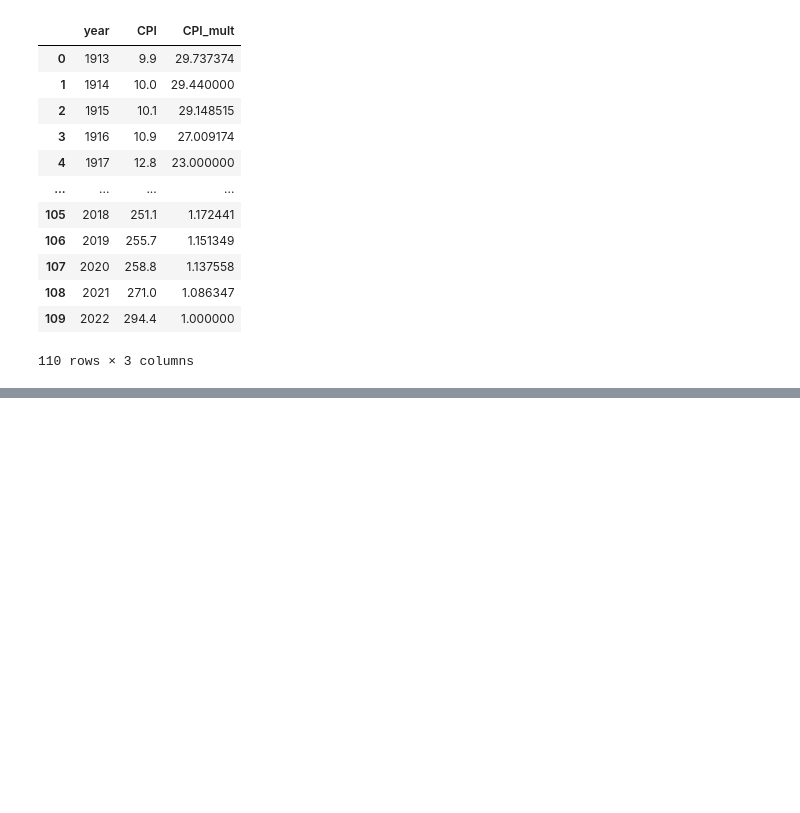
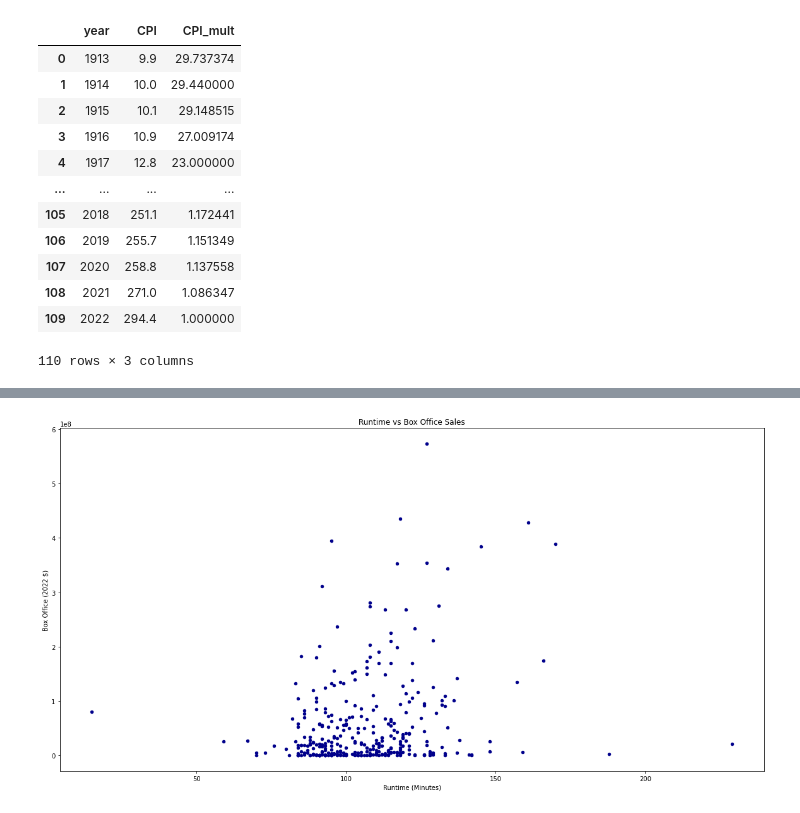
Before and after one commit to steve-gomes/dsc-phase-1-project-v2-4, a Jupyter notebook: student.ipynb, the cells around one changed output, grey strips where cells are left out. Drawn from its saved outputs; the diff is of its cells as text; code cells hidden in the pictures; blank space fills up the shorter version.

```diff
--- a/student.ipynb
+++ b/student.ipynb
@@ -423,0 +133,18 @@ conn.close()
+# %%
+# cleanup info table to just non-null box office sales
+# has genre, director, genre, runtime
+clean_info = info.loc[(~info['box_office'].isnull()) & (info['currency']=='$')]
+clean_info['theater_date'] = pd.to_datetime(clean_info['theater_date'])
+clean_info['year'] = clean_info['theater_date'].dt.year
+clean_info['month'] = clean_info['theater_date'].dt.month
+
+# join CPI info & inflate $ to 2022 figures
+clean_info = clean_info.merge(cpi, on='year', how='left')
+clean_info["box_office"] = clean_info["box_office"].replace("[$,]", "", regex=True).astype(np.float64)
+clean_info['box2022'] = clean_info['box_office'] * clean_info['CPI_mult']
+clean_info['runtime'] = clean_info['runtime'].replace("[minutes]", "", regex=True).astype(np.float64)
+
+# map months to seasons
+m2s = {1.0: "Winter", 2.0: "Winter", 3.0: "Spring", 4.0: "Spring", 5.0: "Spring", 6.0: "Summer", 7.0: "Summer", 8.0: "Summer", 9.0: "Fall", 10.0: "Fall", 11.0: "Fall", 12.0: "Winter"}
+clean_info['season'] = clean_info['month'].map(m2s)
+clean_info
@@ -423,0 +185,8 @@ conn.close()
+# %%
+ax1 = clean_info.plot.scatter(x='runtime',y='box2022',c='DarkBlue')
+ax1.set_title('Runtime vs Box Office Sales')
+ax1.set_xlabel('Runtime (Minutes)')
+ax1.set_ylabel('Box Office (2022 $)')
+plt.show()
+# %% [output]
+[figure, added]
```
Also changed, not shown: parts of 30 cells of this notebook.
